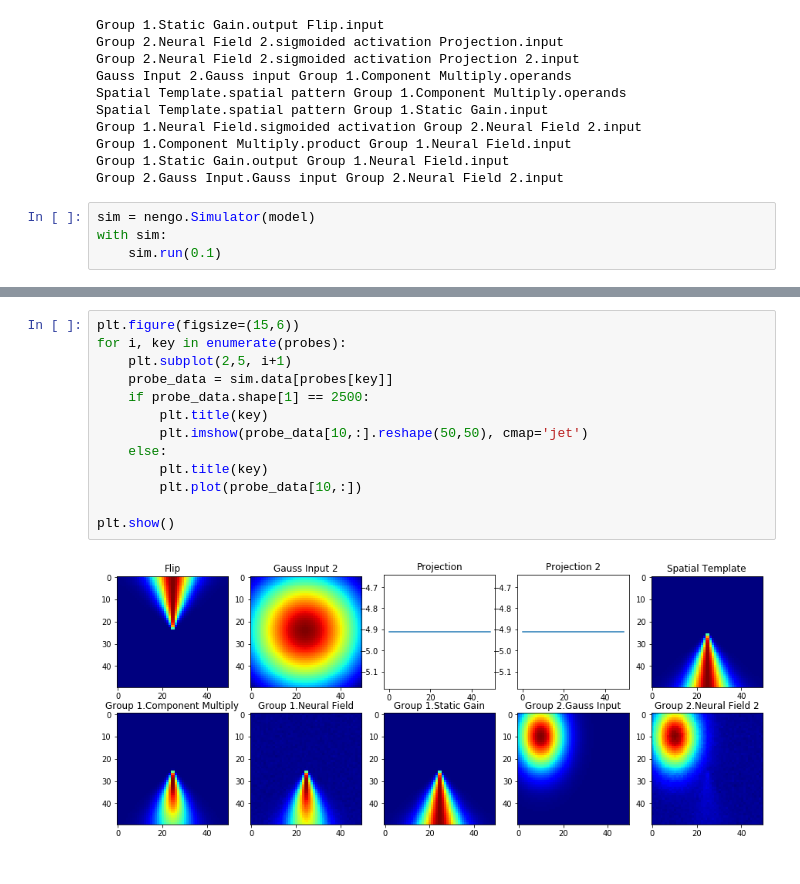
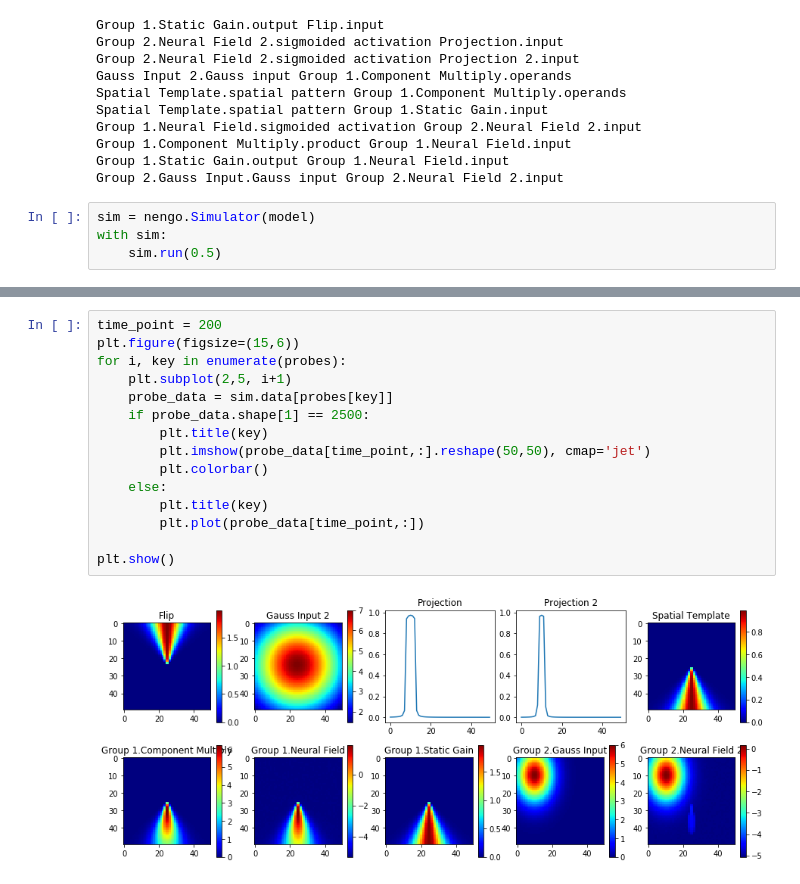
Before and after one commit to rturon/dft_in_nengo, a Jupyter notebook: notebooks/Test_architecture_from_json.ipynb, the cells around one changed output, grey strips where cells are left out. Drawn from its saved outputs; the diff is of its cells as text.

```diff
--- a/notebooks/Test_architecture_from_json.ipynb
+++ b/notebooks/Test_architecture_from_json.ipynb
@@ -107,24 +108,26 @@ Group 2.Gauss Input.Gauss input Group 2.Neural Field 2.input
 # %%
 sim = nengo.Simulator(model)
 with sim:
-    sim.run(0.1)
+    sim.run(0.5)
 # %% [output]
 HtmlProgressBar cannot be displayed. Please use the TerminalProgressBar. It can be enabled with `nengo.rc.set('progress', 'progress_bar', 'nengo.utils.progress.TerminalProgressBar')`.
 [interactive output not drawn]
 HtmlProgressBar cannot be displayed. Please use the TerminalProgressBar. It can be enabled with `nengo.rc.set('progress', 'progress_bar', 'nengo.utils.progress.TerminalProgressBar')`.
 [interactive output not drawn]
 # %%
+time_point = 200
 plt.figure(figsize=(15,6))
 for i, key in enumerate(probes):
     plt.subplot(2,5, i+1)
     probe_data = sim.data[probes[key]]
     if probe_data.shape[1] == 2500:
         plt.title(key)
-        plt.imshow(probe_data[10,:].reshape(50,50), cmap='jet')
+        plt.imshow(probe_data[time_point,:].reshape(50,50), cmap='jet')
+        plt.colorbar()
     else:
         plt.title(key)
-        plt.plot(probe_data[10,:])
+        plt.plot(probe_data[time_point,:])
 
 plt.show()
 # %% [output]
-[figure, old version]
+[figure, new version]
```
Also changed, not shown: parts of 3 cells of this notebook, 6 other files.
